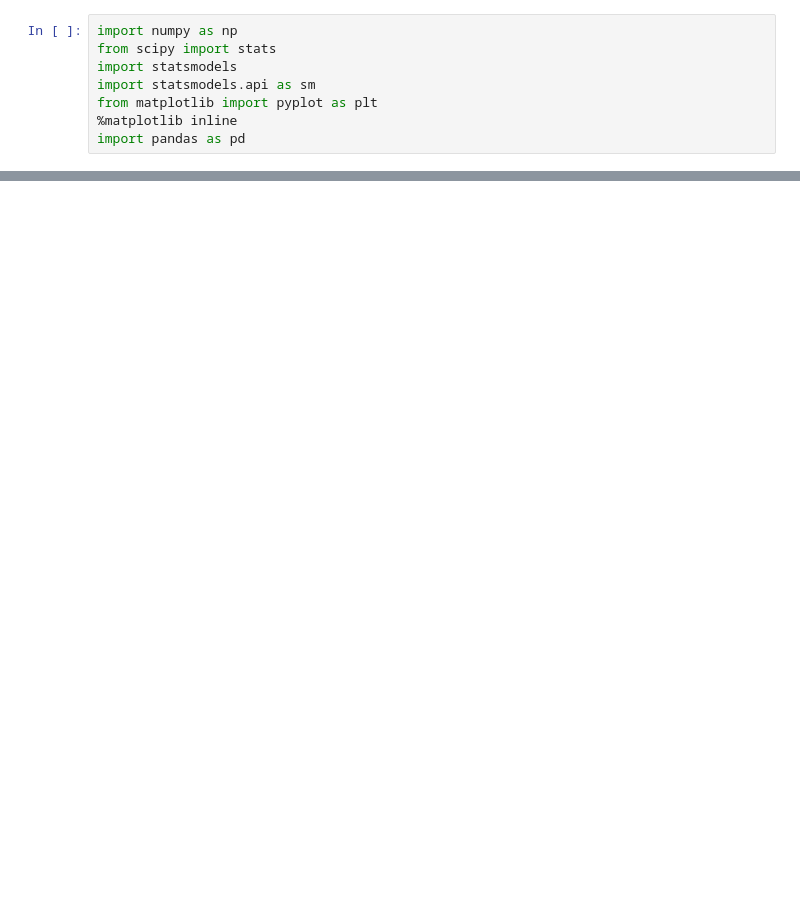
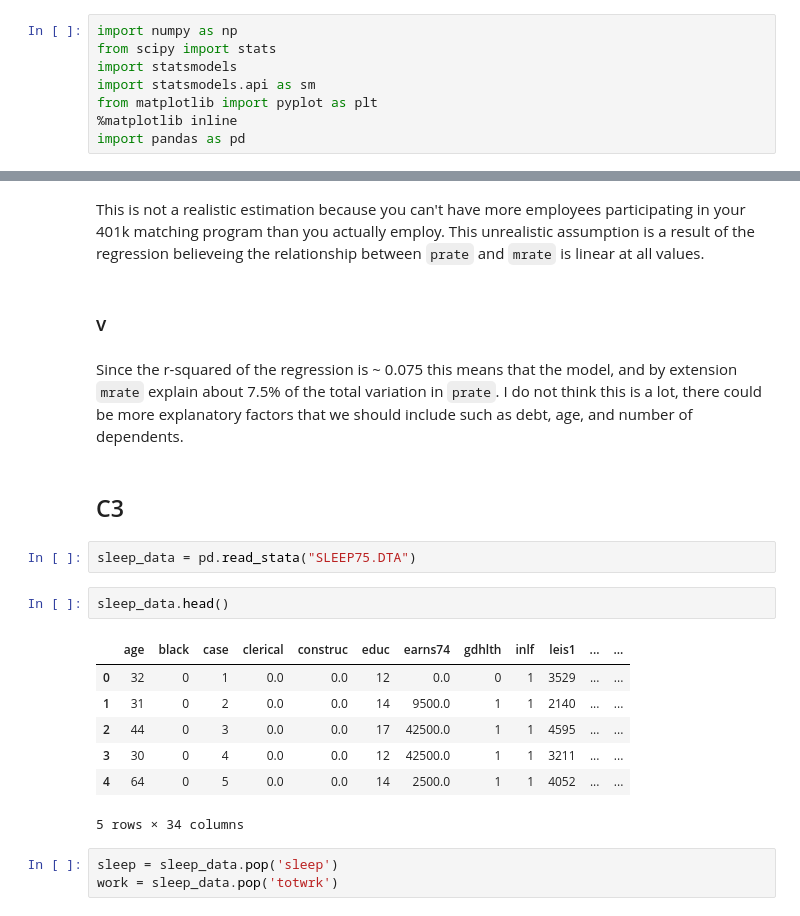
Before and after one commit to jameschristopher/ECON482, a Jupyter notebook: homework_3/homework_3.ipynb, the cells around one changed output, grey strips where cells are left out. Drawn from its saved outputs; the diff is of its cells as text; blank space fills up the shorter version.

```diff
--- a/homework_3/homework_3.ipynb
+++ b/homework_3/homework_3.ipynb
@@ -8,0 +96,23 @@ import pandas as pd
+# %% [markdown]
+This is not a realistic estimation because you can't have more employees participating in your 401k matching program than you actually employ. This unrealistic assumption is a result of the regression believeing the relationship between `prate` and `mrate` is linear at all values.
+# %% [markdown]
+### v
+# %% [markdown]
+Since the r-squared of the regression is ~ 0.075 this means that the model, and by extension `mrate` explain about 7.5% of the total variation in `prate`. I do not think this is a lot, there could be more explanatory factors that we should include such as debt, age, and number of dependents.
+# %% [markdown]
+## C3
+# %%
+sleep_data = pd.read_stata("SLEEP75.DTA")
+# %%
+sleep_data.head()
+# %% [output]
+|  | age | black | case | clerical | construc | educ | earns74 | gdhlth | inlf | leis1 | ... | ... |
+| 0 | 32 | 0 | 1 | 0.0 | 0.0 | 12 | 0.0 | 0 | 1 | 3529 | ... | ... |
+| 1 | 31 | 0 | 2 | 0.0 | 0.0 | 14 | 9500.0 | 1 | 1 | 2140 | ... | ... |
+| 2 | 44 | 0 | 3 | 0.0 | 0.0 | 17 | 42500.0 | 1 | 1 | 4595 | ... | ... |
+| 3 | 30 | 0 | 4 | 0.0 | 0.0 | 12 | 42500.0 | 1 | 1 | 3211 | ... | ... |
+| 4 | 64 | 0 | 5 | 0.0 | 0.0 | 14 | 2500.0 | 1 | 1 | 4052 | ... | ... |
+5 rows × 34 columns
+# %%
+sleep = sleep_data.pop('sleep')
+work = sleep_data.pop('totwrk')
```
Also changed, not shown: parts of 79 cells of this notebook, 2 other files.
